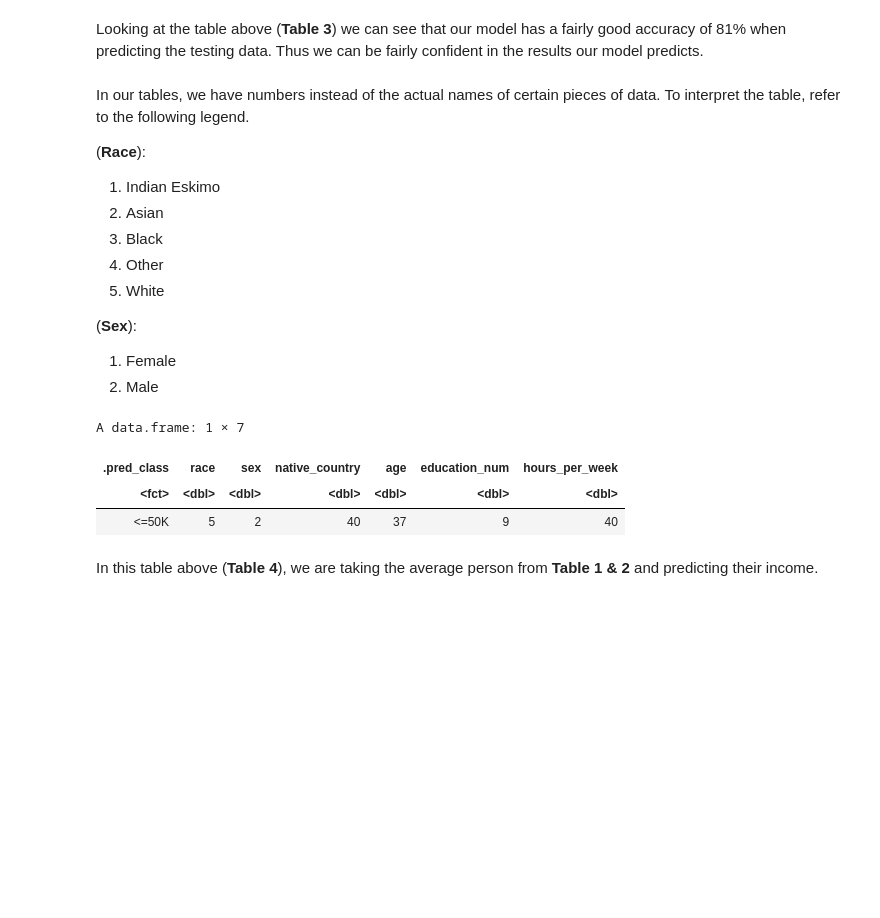
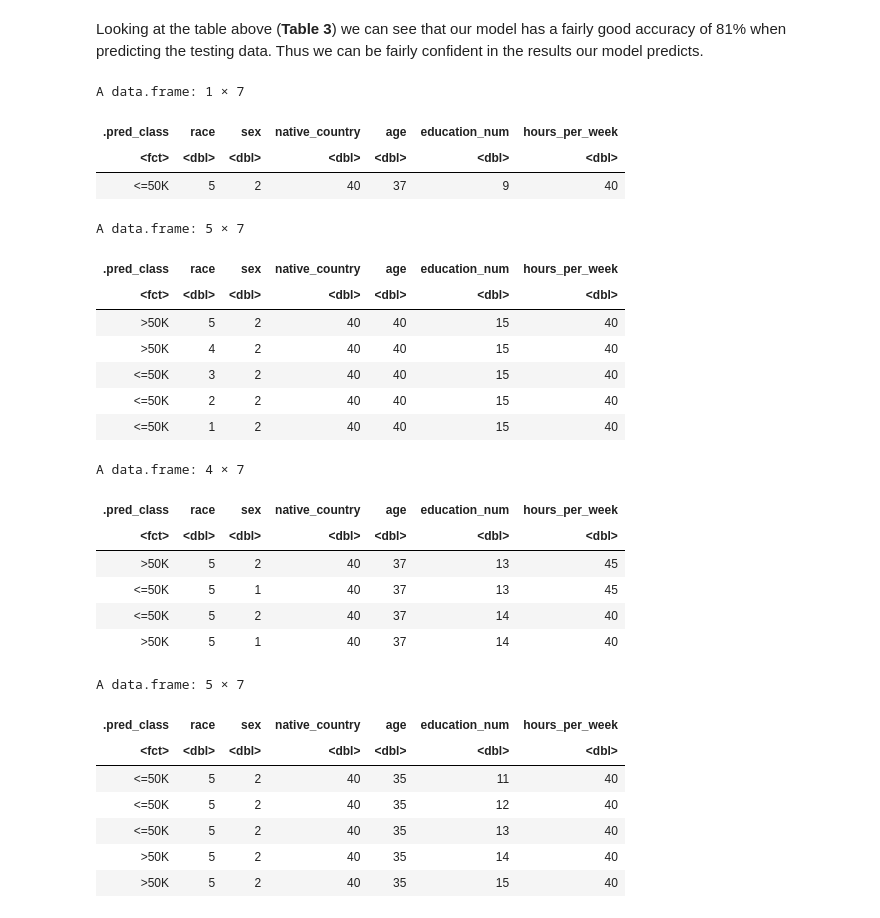
Before and after one commit to Jasonzh1/DSCI-100-Project, a Jupyter notebook: DSCI100_Final_Report.ipynb, the cells around one changed output. Saved outputs shown, nothing was run; the diff lists cells and outputs as text; code cells hidden in the pictures; blank space fills up the shorter version.

```diff
--- a/DSCI100_Final_Report.ipynb
+++ b/DSCI100_Final_Report.ipynb
@@ -234,34 +231,75 @@ A tibble: 2 × 3
 # %% [markdown]
 Looking at the table above (**Table 3**) we can see that our model has a fairly good accuracy of 81% when predicting the testing data. Thus we can be fairly confident in the results our model predicts.
-# %% [markdown]
-In our tables, we have numbers instead of the actual names of certain pieces of data. To interpret the table, refer to the following legend.
-
-(**Race**):
-1. Indian Eskimo
-2. Asian
-3. Black
-4. Other
-5. White
-
-(**Sex**):
-1. Female
-2. Male
 # %%
 # Performing analysis into the data
 average <- tibble(race = 5,
                    sex = 2,
                    native_country = 40,
                    age = 37,
                    education_num = 9,
                    hours_per_week = 40)
 average_prediction <- tuned_income_workflow |>
     predict(average) |>
     cbind(average)
 average_prediction
+
+race_analysis <- tibble(race = c(5, 4, 3, 2, 1),
+                   sex = c(2, 2, 2, 2, 2),
+                   native_country = c(40, 40, 40, 40, 40),
+                   age = c(40, 40, 40, 40, 40),
+                   education_num = c(15, 15, 15, 15, 15),
+                   hours_per_week = c(40, 40, 40, 40, 40))
+race_prediction <- tuned_income_workflow |>
+    predict(race_analysis) |>
+    cbind(race_analysis)
+race_prediction
+
+sex_analysis <- tibble(race = c(5, 5, 5, 5),
+                   sex = c(2, 1, 2, 1),
+                   native_country = c(40, 40, 40, 40),
+                   age = c(37, 37, 37, 37),
+                   education_num = c(13, 13, 14, 14),
+                   hours_per_week = c(45, 45, 40, 40))
+sex_prediction <- tuned_income_workflow |>
+    predict(sex_analysis) |>
+    cbind(sex_analysis)
+sex_prediction
+
+education_analysis <- tibble(race = c(5, 5, 5, 5, 5),
+                   sex = c(2, 2, 2, 2, 2),
+                   native_country = c(40, 40, 40, 40, 40),
+                   age = c(35, 35, 35, 35, 35),
+                   education_num = c(11, 12, 13, 14, 15),
+                   hours_per_week = c(40, 40, 40, 40, 40))
+education_prediction <- tuned_income_workflow |>
+    predict(education_analysis) |>
+    cbind(education_analysis)
+education_prediction
 # %% [output]
 A data.frame: 1 × 7
 | .pred_class | race | sex | native_country | age | education_num | hours_per_week |
 | <fct> | <dbl> | <dbl> | <dbl> | <dbl> | <dbl> | <dbl> |
 | <=50K | 5 | 2 | 40 | 37 | 9 | 40 |
+A data.frame: 5 × 7
+| .pred_class | race | sex | native_country | age | education_num | hours_per_week |
+| <fct> | <dbl> | <dbl> | <dbl> | <dbl> | <dbl> | <dbl> |
+| >50K | 5 | 2 | 40 | 40 | 15 | 40 |
+| >50K | 4 | 2 | 40 | 40 | 15 | 40 |
+| <=50K | 3 | 2 | 40 | 40 | 15 | 40 |
+| <=50K | 2 | 2 | 40 | 40 | 15 | 40 |
+| <=50K | 1 | 2 | 40 | 40 | 15 | 40 |
+A data.frame: 4 × 7
+| .pred_class | race | sex | native_country | age | education_num | hours_per_week |
+| <fct> | <dbl> | <dbl> | <dbl> | <dbl> | <dbl> | <dbl> |
+| >50K | 5 | 2 | 40 | 37 | 13 | 45 |
+| <=50K | 5 | 1 | 40 | 37 | 13 | 45 |
+| <=50K | 5 | 2 | 40 | 37 | 14 | 40 |
+| >50K | 5 | 1 | 40 | 37 | 14 | 40 |
+A data.frame: 5 × 7
+| .pred_class | race | sex | native_country | age | education_num | hours_per_week |
+| <fct> | <dbl> | <dbl> | <dbl> | <dbl> | <dbl> | <dbl> |
+| <=50K | 5 | 2 | 40 | 35 | 11 | 40 |
+| <=50K | 5 | 2 | 40 | 35 | 12 | 40 |
+| <=50K | 5 | 2 | 40 | 35 | 13 | 40 |
+| >50K | 5 | 2 | 40 | 35 | 14 | 40 |
+| >50K | 5 | 2 | 40 | 35 | 15 | 40 |
-# %% [markdown]
-In this table above (**Table 4**), we are taking the average person from **Table 1 & 2** and predicting their income.
```
Also changed, not shown: parts of 28 cells of this notebook.
